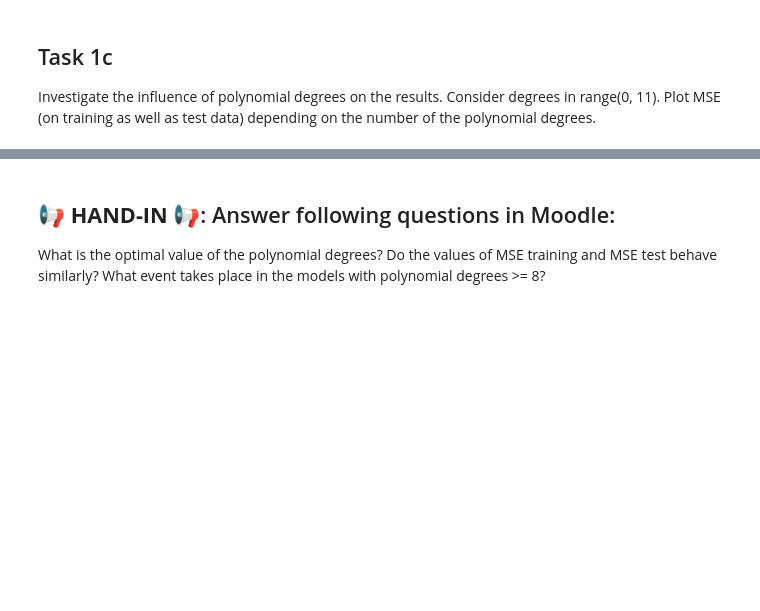
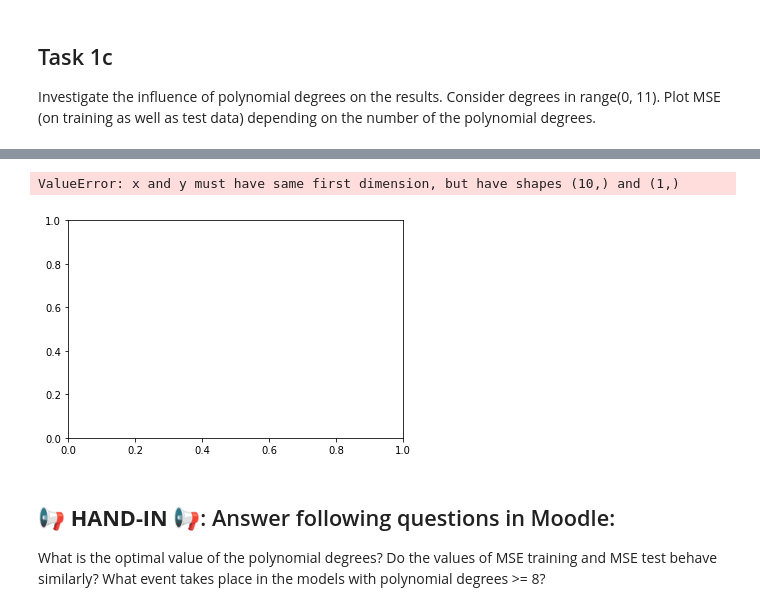
Before and after one commit to ArmandoShala/mldm_hs22, a Jupyter notebook: labs/L04_Polynomial_and_Logistic_Regression_LAB_ASSIGNMENT.ipynb, the cells around one changed output, grey strips where cells are left out. Drawn from its saved outputs; the diff is of its cells as text; code cells hidden in the pictures; blank space fills up the shorter version.

```diff
--- a/labs/L04_Polynomial_and_Logistic_Regression_LAB_ASSIGNMENT.ipynb
+++ b/labs/L04_Polynomial_and_Logistic_Regression_LAB_ASSIGNMENT.ipynb
@@ -147,3 +181,25 @@ Investigate the influence of polynomial degrees on the results. Consider degrees
+# %%
+def plot(x_values, y_values, title, color, figure_number):
+    polynomialDegrees = np.arange(1, 11, 1)
+
+    linearRegression = LinearRegression().fit(x_values, y_values)
+    y_predict_plot = linearRegression.predict(x_values)
+    mse_plot = mean_squared_error(y_values, y_predict_plot)
+    plt.plot(polynomialDegrees, mse_plot, color=color, label="Linear Regression")
+
+    # plt.figure(figure_number)
+    # plt.title(title)
+    # plt.xlabel("Polynomial Degree")
+    # plt.ylabel("MSE")
+    # plt.scatter(x_values, y_values, color=color)
+    # plt.grid()
+    # plt.show()
+# %%
+plot(X_test, y_test, "Polynomial Regression for Test Data", "red", 1)
+plot(X_train, y_train, "Polynomial Regression for Training Data", "blue", 2)
+# %% [output]
+ValueError: x and y must have same first dimension, but have shapes (10,) and (1,)
+[figure, added]
 # %% [markdown]
 ## 📢 **HAND-IN** 📢: Answer following questions in Moodle:
 
```
Also changed, not shown: parts of 5 cells of this notebook.
